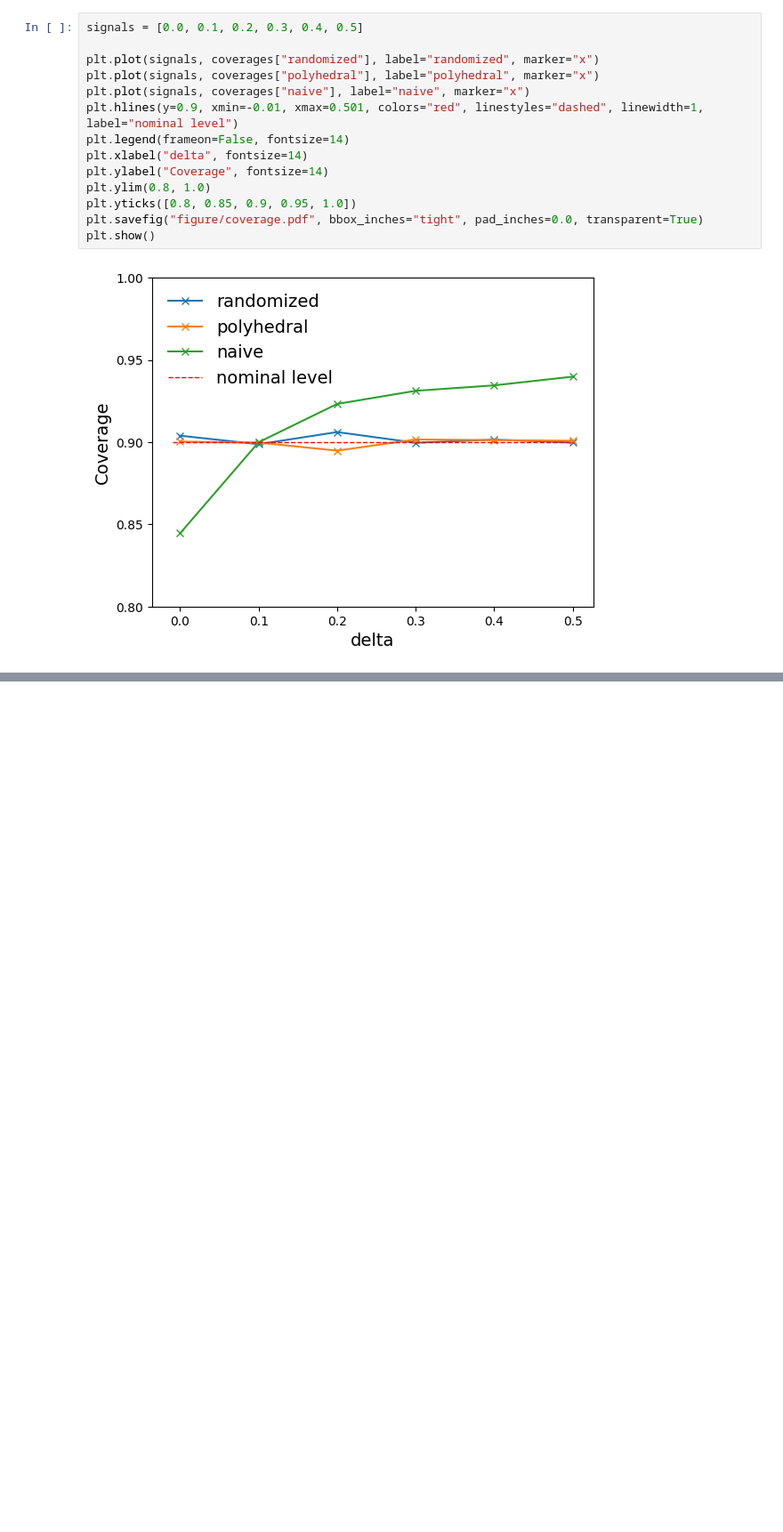
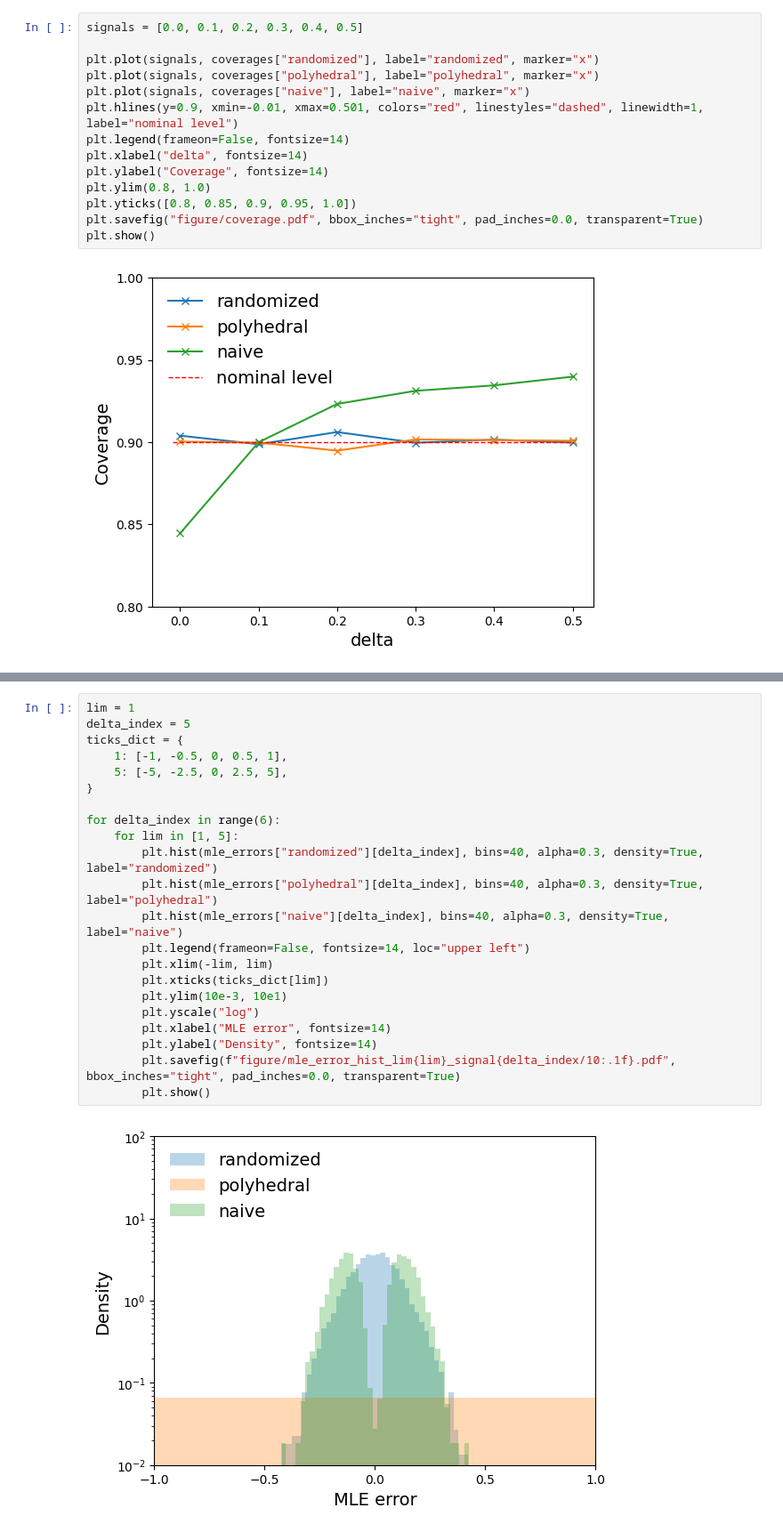
Before and after one commit to shirara1016/randomized, a Jupyter notebook: randomized.ipynb, the cells around one changed output, grey strips where cells are left out. Shown: that part at 89% size. Cells and saved outputs as stored; diff of their text form; blank space fills up the shorter version.

```diff
--- a/randomized.ipynb
+++ b/randomized.ipynb
@@ -87,0 +92,24 @@ plt.show()
+# %%
+lim = 1
+delta_index = 5
+ticks_dict = {
+    1: [-1, -0.5, 0, 0.5, 1],
+    5: [-5, -2.5, 0, 2.5, 5],
+}
+
+for delta_index in range(6):
+    for lim in [1, 5]:
+        plt.hist(mle_errors["randomized"][delta_index], bins=40, alpha=0.3, density=True, label="randomized")
+        plt.hist(mle_errors["polyhedral"][delta_index], bins=40, alpha=0.3, density=True, label="polyhedral")
+        plt.hist(mle_errors["naive"][delta_index], bins=40, alpha=0.3, density=True, label="naive")
+        plt.legend(frameon=False, fontsize=14, loc="upper left")
+        plt.xlim(-lim, lim)
+        plt.xticks(ticks_dict[lim])
+        plt.ylim(10e-3, 10e1)
+        plt.yscale("log")
+        plt.xlabel("MLE error", fontsize=14)
+        plt.ylabel("Density", fontsize=14)
+        plt.savefig(f"figure/mle_error_hist_lim{lim}_signal{delta_index/10:.1f}.pdf", bbox_inches="tight", pad_inches=0.0, transparent=True)
+        plt.show()
+# %% [output]
+[figure, added]
```
Also changed, not shown: parts of 3 cells of this notebook, 23 other files.
